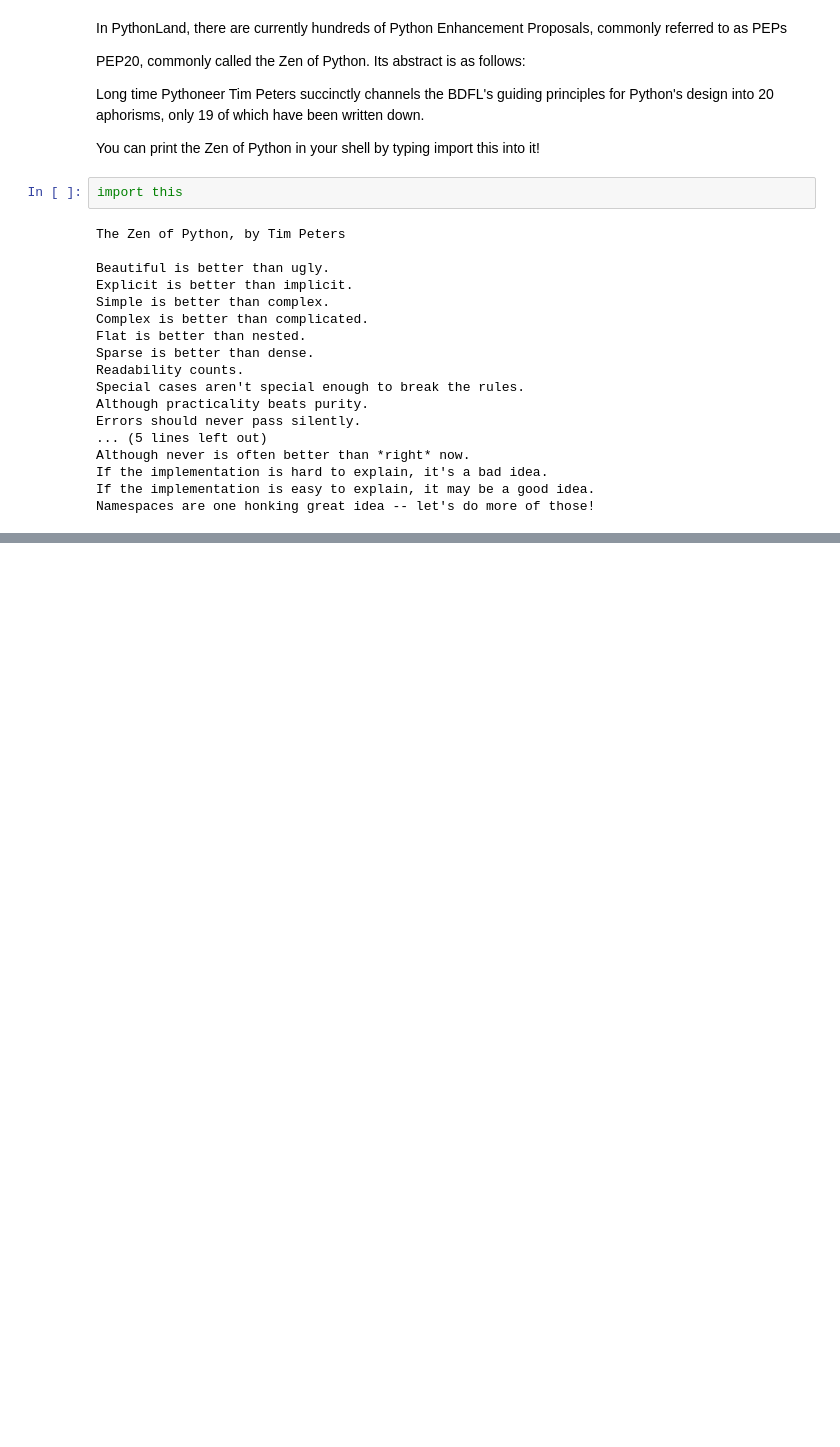
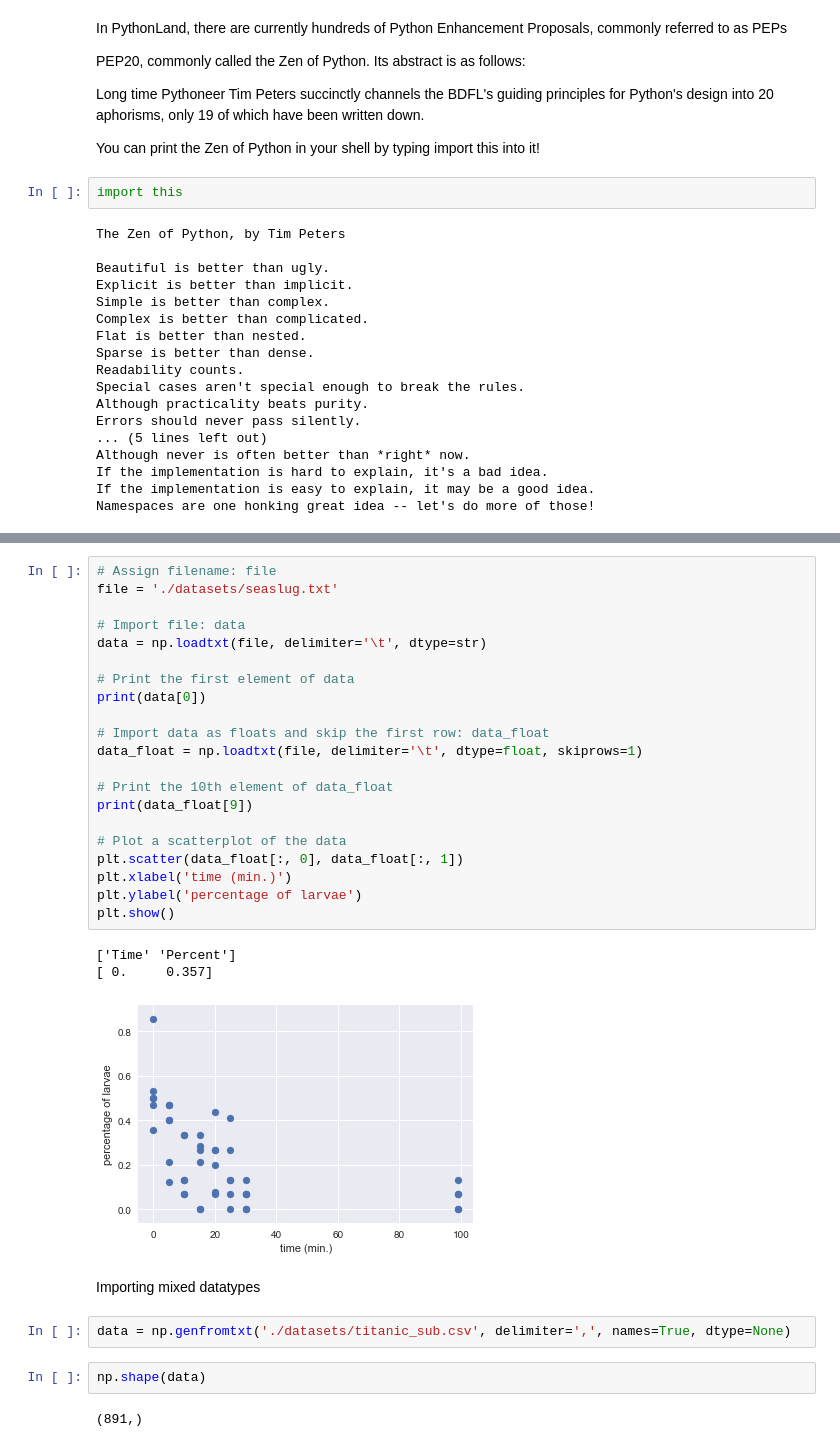
Before and after one commit to sushant2811/ImportingAndCleaningData, a Jupyter notebook: ImportingData.ipynb, the cells around one changed output, grey strips where cells are left out. Saved outputs shown, nothing was run; the diff lists cells and outputs as text; blank space fills up the shorter version.

Commit message:
Numpy import (loadtxt, genfromtxt, recfromcsv)

```diff
--- a/ImportingData.ipynb
+++ b/ImportingData.ipynb
@@ -49,0 +61,33 @@ Namespaces are one honking great idea -- let's do more of those!
+# %%
+# Assign filename: file
+file = './datasets/seaslug.txt'
+
+# Import file: data
+data = np.loadtxt(file, delimiter='\t', dtype=str)
+
+# Print the first element of data
+print(data[0])
+
+# Import data as floats and skip the first row: data_float
+data_float = np.loadtxt(file, delimiter='\t', dtype=float, skiprows=1)
+
+# Print the 10th element of data_float
+print(data_float[9])
+
+# Plot a scatterplot of the data
+plt.scatter(data_float[:, 0], data_float[:, 1])
+plt.xlabel('time (min.)')
+plt.ylabel('percentage of larvae')
+plt.show()
+# %% [output]
+['Time' 'Percent']
+[ 0.     0.357]
+[figure, added]
+# %% [markdown]
+Importing mixed datatypes
+# %%
+data = np.genfromtxt('./datasets/titanic_sub.csv', delimiter=',', names=True, dtype=None)
+# %%
+np.shape(data)
+# %% [output]
+(891,)
```
Also changed, not shown: parts of 10 cells of this notebook.
